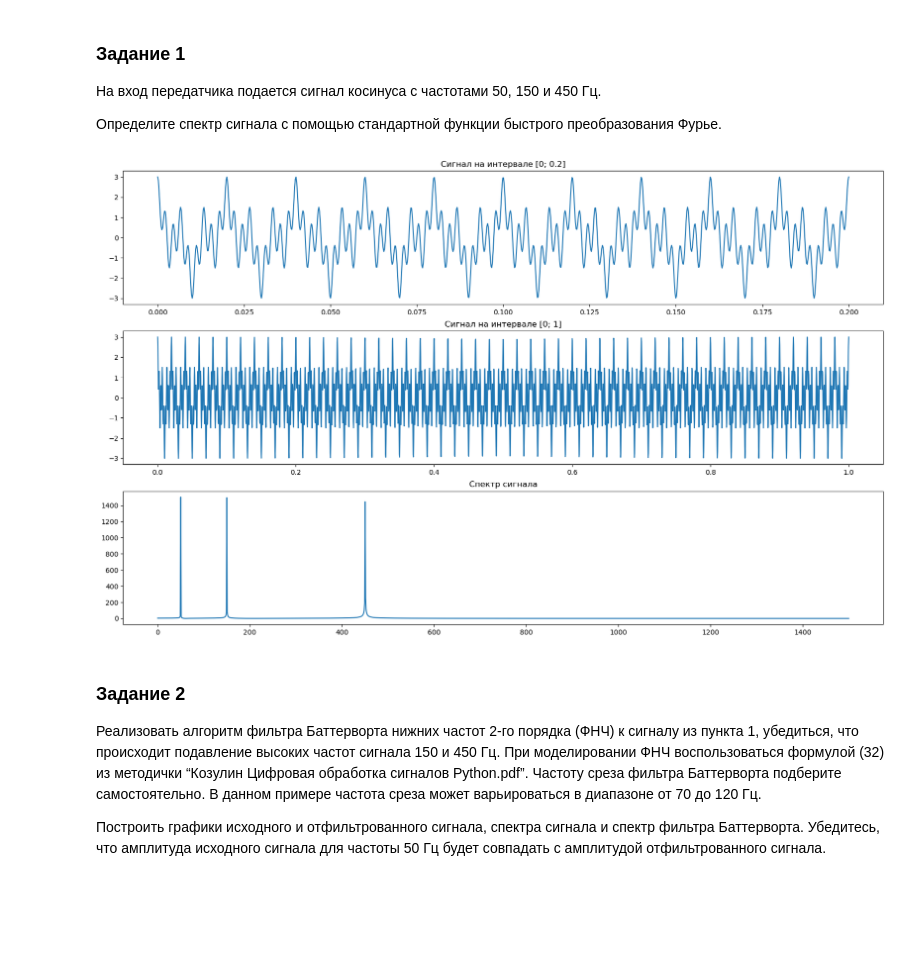
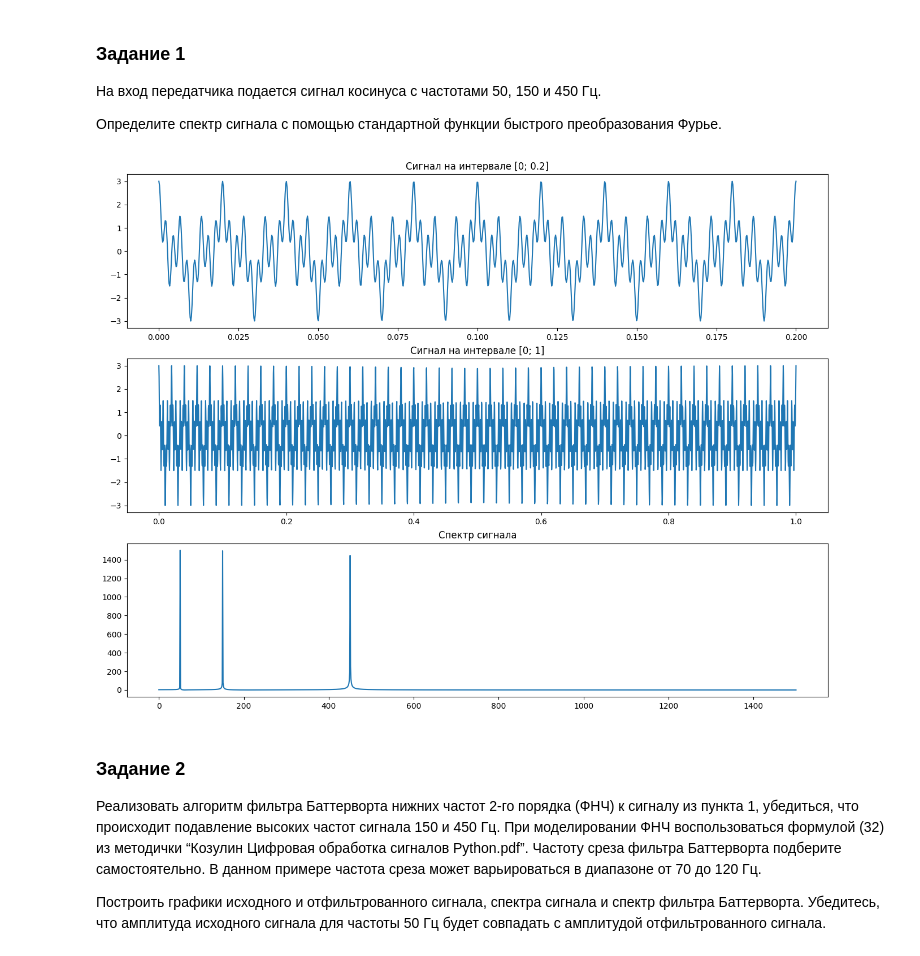
Before and after one commit to VadimAndreich/Signals, a Jupyter notebook: Labs/3/lab3.ipynb, the cells around one changed output. Drawn from its saved outputs; the diff is of its cells as text; code cells hidden in the pictures; blank space fills up the shorter version.

```diff
--- a/Labs/3/lab3.ipynb
+++ b/Labs/3/lab3.ipynb
@@ -10,35 +12,35 @@ from scipy.signal import butter, filtfilt
 # %%
 amp = 1
 frequencies = [50, 150, 450]
 omegas = [2 * np.pi * frequencies[i] for i in range(len(frequencies))]
 
 def signal(t):
     return amp * (np.cos(t * omegas[0]) + np.cos(t * omegas[1]) + np.cos(t * omegas[2]))
 
 
 x = np.linspace(0, 1, 3000)
 x_freq = np.linspace(0, 1500, 1500)
 
 y = signal(x)
 y_fft = np.fft.fft(y)
 
-plt.figure(figsize=(20, 12))
+plt.figure(figsize=(16, 12))
 
 plt.subplot(3, 1, 1)
 plt.plot(np.linspace(0, 0.2, 1000), signal(np.linspace(0, 0.2, 1000)))
 plt.title("Сигнал на интервале [0; 0.2]")
 
 plt.subplot(3, 1, 2)
 plt.plot(x, y)
 plt.title("Сигнал на интервале [0; 1]")
 
 plt.subplot(3, 1, 3)
 plt.plot(x_freq, np.abs(y_fft[:len(y_fft)//2]))
 plt.title("Спектр сигнала")
 
 plt.show()
 # %% [output]
-[figure, old version]
+[figure, new version]
 # %% [markdown]
 ### Задание 2
 Реализовать алгоритм фильтра Баттерворта нижних частот 2-го порядка (ФНЧ) к сигналу из
```
Also changed, not shown: parts of 10 cells of this notebook.
